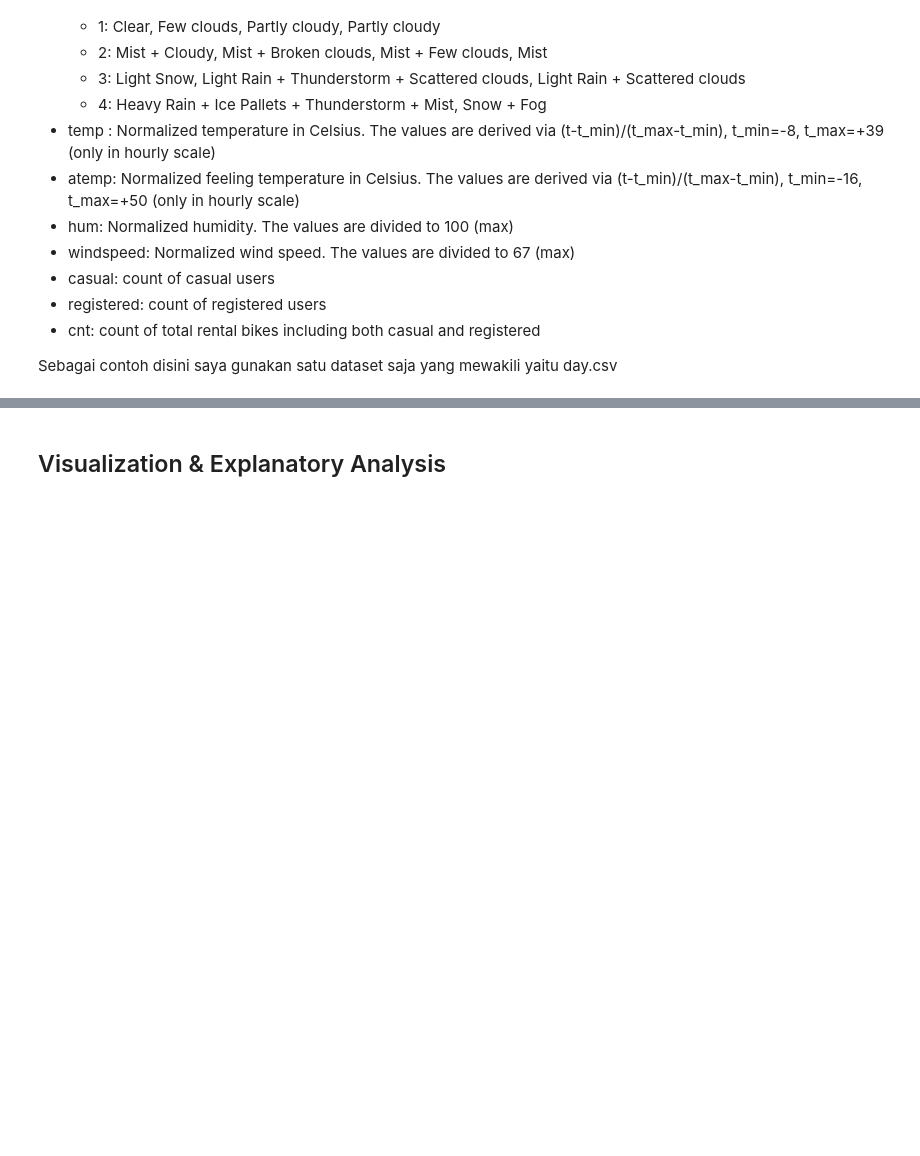
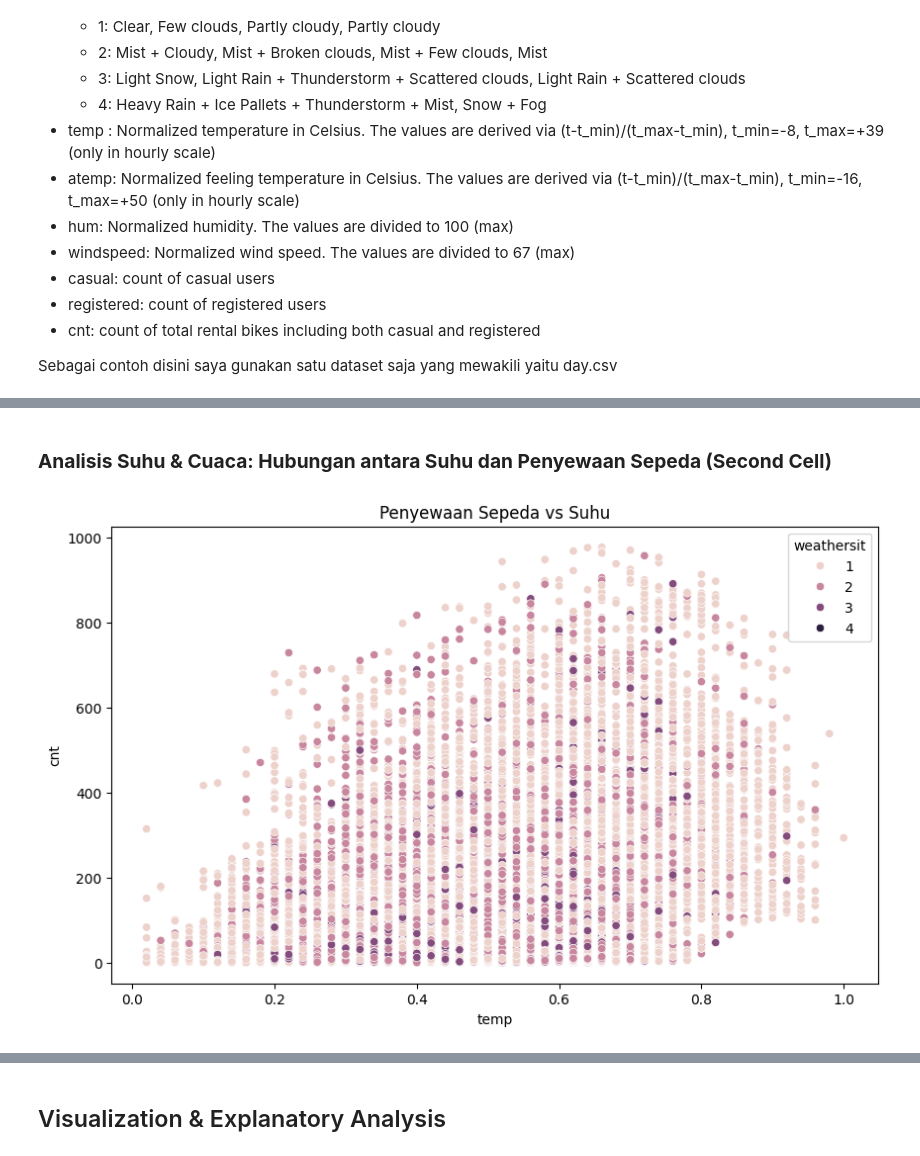
Before and after one commit to Naukyy/analisisdata, a Jupyter notebook: notebook.ipynb, the cells around one changed output, grey strips where cells are left out. Cells and saved outputs as stored; diff of their text form; code cells hidden in the pictures; blank space fills up the shorter version.

```diff
--- a/notebook.ipynb
+++ b/notebook.ipynb
@@ -24,10 +55,9 @@ from streamlit.components.v1 import html
 # %% [markdown]
 ### Gathering Data
 # %%
-@st.cache_data
 def load_data():
-    hour_data = pd.read_csv('data/hour.csv')
-    day_data = pd.read_csv('data/day.csv')
+    hour_data = pd.read_csv('https://raw.githubusercontent.com/Naukyy/analisisdata/refs/heads/main/Data/hour.csv')
+    day_data = pd.read_csv('https://raw.githubusercontent.com/Naukyy/analisisdata/refs/heads/main/Data/day.csv')
     return hour_data, day_data
 # %% [markdown]
 Informasi Data :
@@ -252,0 +90,11 @@ plt.show()
+# %%
+import pandas as pd
+
+# Load the data
+def load_data():
+    hour_data = pd.read_csv('https://raw.githubusercontent.com/Naukyy/analisisdata/refs/heads/main/Data/hour.csv')
+    day_data = pd.read_csv('https://raw.githubusercontent.com/Naukyy/analisisdata/refs/heads/main/Data/day.csv')
+    return hour_data, day_data
+
+hour_data, day_data = load_data()
+hour_data.head(), day_data.head()
@@ -252,0 +213,17 @@ plt.show()
+# %% [markdown]
+### **Analisis Suhu & Cuaca: Hubungan antara Suhu dan Penyewaan Sepeda (Second Cell)**
+# %%
+%matplotlib inline
+import matplotlib.pyplot as plt
+import seaborn as sns
+
+# Visualisasi hubungan antara suhu dan penyewaan sepeda
+hour_data['dteday'] = pd.to_datetime(hour_data['dteday'])
+hour_data['hour'] = hour_data['dteday'].dt.hour
+
+fig, ax = plt.subplots(figsize=(10, 6))
+sns.scatterplot(x='temp', y='cnt', data=hour_data, hue='weathersit', ax=ax)
+ax.set_title("Penyewaan Sepeda vs Suhu")
+plt.show()
+# %% [output]
+[figure, added]
```
Also changed, not shown: parts of 57 cells of this notebook.
